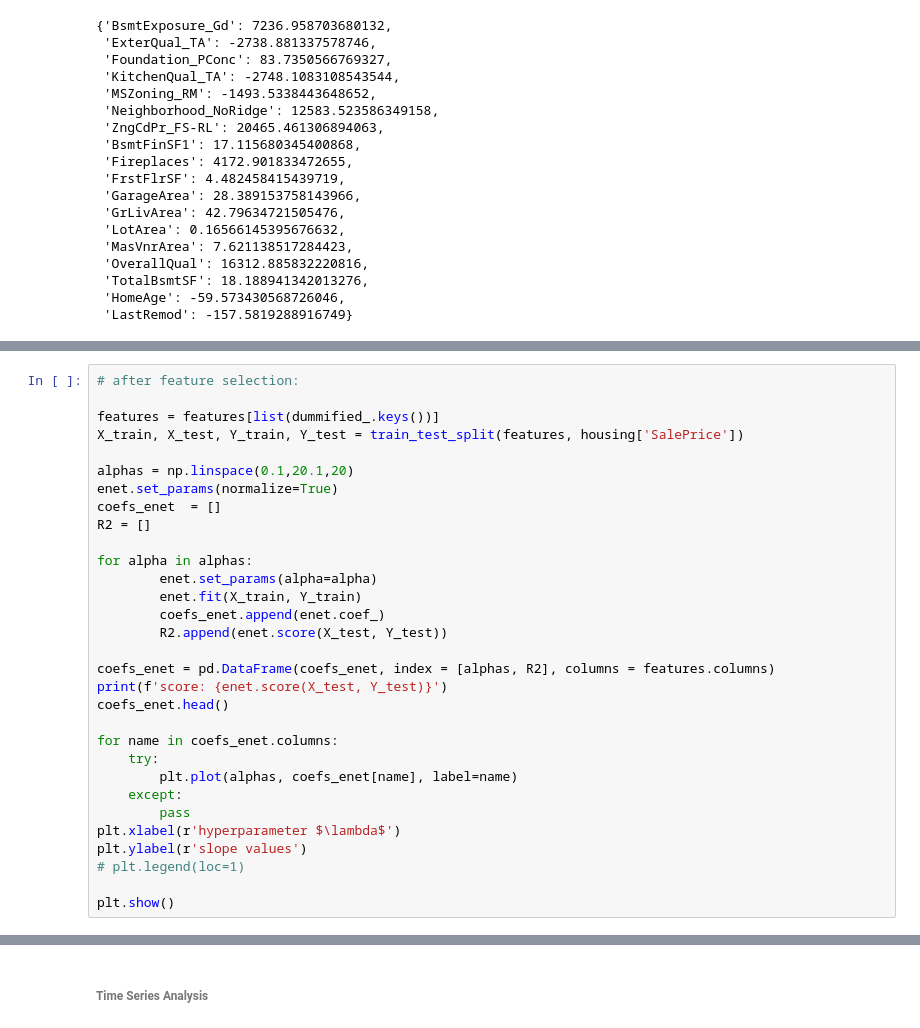
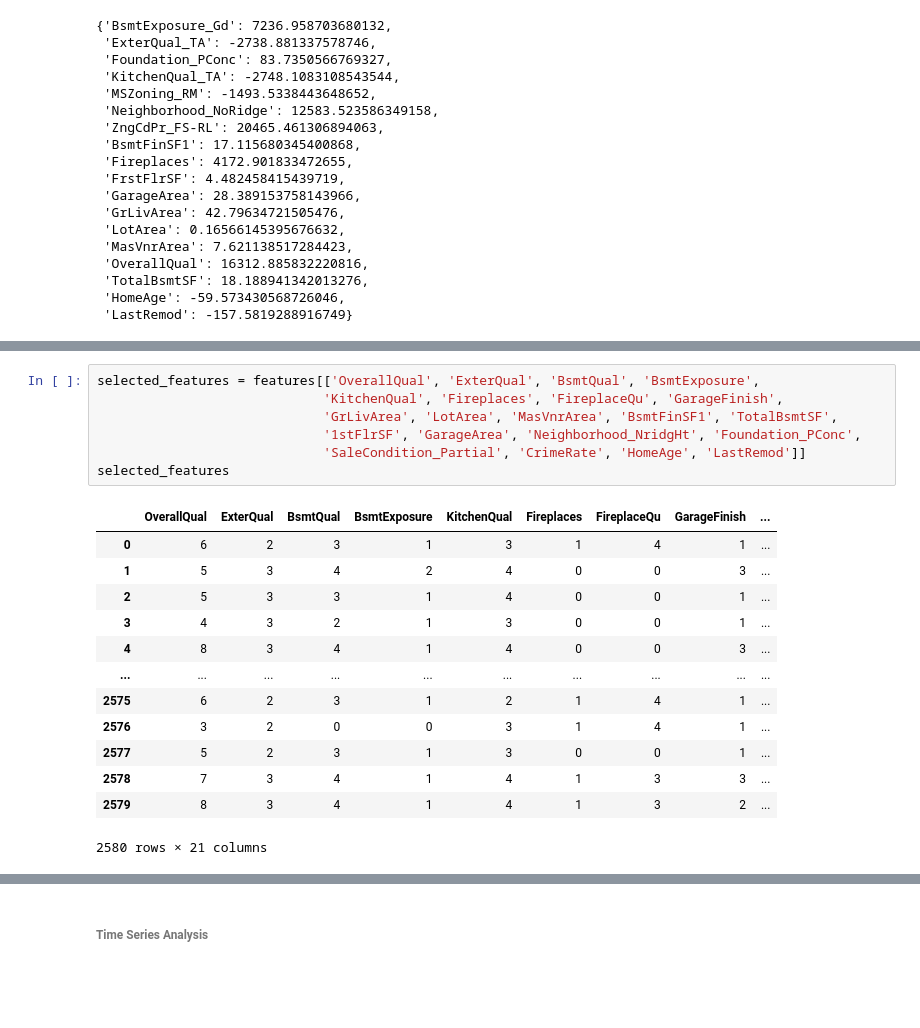
Before and after one commit to danielosetiawan/Ames_Housing_ML, a Jupyter notebook: Daniel - ML.ipynb, the cells around one changed output, grey strips where cells are left out. Saved outputs shown, nothing was run; the diff lists cells and outputs as text; blank space fills up the shorter version.

```diff
--- a/Daniel - ML.ipynb
+++ b/Daniel - ML.ipynb
@@ -151,31 +183,21 @@ plt.show()
-# %%
-# after feature selection:
-
-features = features[list(dummified_.keys())]
-X_train, X_test, Y_train, Y_test = train_test_split(features, housing['SalePrice'])
-
-alphas = np.linspace(0.1,20.1,20)
-enet.set_params(normalize=True)
-coefs_enet  = []
-R2 = []
-
-for alpha in alphas:
-        enet.set_params(alpha=alpha)
-        enet.fit(X_train, Y_train)
-        coefs_enet.append(enet.coef_)
-        R2.append(enet.score(X_test, Y_test))
-
-coefs_enet = pd.DataFrame(coefs_enet, index = [alphas, R2], columns = features.columns)
-print(f'score: {enet.score(X_test, Y_test)}')
-coefs_enet.head()
-
-for name in coefs_enet.columns:
-    try:
-        plt.plot(alphas, coefs_enet[name], label=name)
-    except:
-        pass
-plt.xlabel(r'hyperparameter $\lambda$')
-plt.ylabel(r'slope values')
-# plt.legend(loc=1)
-
-plt.show()
+# %%
+selected_features = features[['OverallQual', 'ExterQual', 'BsmtQual', 'BsmtExposure',
+                             'KitchenQual', 'Fireplaces', 'FireplaceQu', 'GarageFinish',
+                             'GrLivArea', 'LotArea', 'MasVnrArea', 'BsmtFinSF1', 'TotalBsmtSF',
+                             '1stFlrSF', 'GarageArea', 'Neighborhood_NridgHt', 'Foundation_PConc',
+                             'SaleCondition_Partial', 'CrimeRate', 'HomeAge', 'LastRemod']]
+selected_features
+# %% [output]
+|  | OverallQual | ExterQual | BsmtQual | BsmtExposure | KitchenQual | Fireplaces | FireplaceQu | GarageFinish | ... |
+| 0 | 6 | 2 | 3 | 1 | 3 | 1 | 4 | 1 | ... |
+| 1 | 5 | 3 | 4 | 2 | 4 | 0 | 0 | 3 | ... |
+| 2 | 5 | 3 | 3 | 1 | 4 | 0 | 0 | 1 | ... |
+| 3 | 4 | 3 | 2 | 1 | 3 | 0 | 0 | 1 | ... |
+| 4 | 8 | 3 | 4 | 1 | 4 | 0 | 0 | 3 | ... |
+| ... | ... | ... | ... | ... | ... | ... | ... | ... | ... |
+| 2575 | 6 | 2 | 3 | 1 | 2 | 1 | 4 | 1 | ... |
+| 2576 | 3 | 2 | 0 | 0 | 3 | 1 | 4 | 1 | ... |
+| 2577 | 5 | 2 | 3 | 1 | 3 | 0 | 0 | 1 | ... |
+| 2578 | 7 | 3 | 4 | 1 | 4 | 1 | 3 | 3 | ... |
+| 2579 | 8 | 3 | 4 | 1 | 4 | 1 | 3 | 2 | ... |
+2580 rows × 21 columns
```
Also changed, not shown: parts of 15 cells of this notebook, 3 other files.
